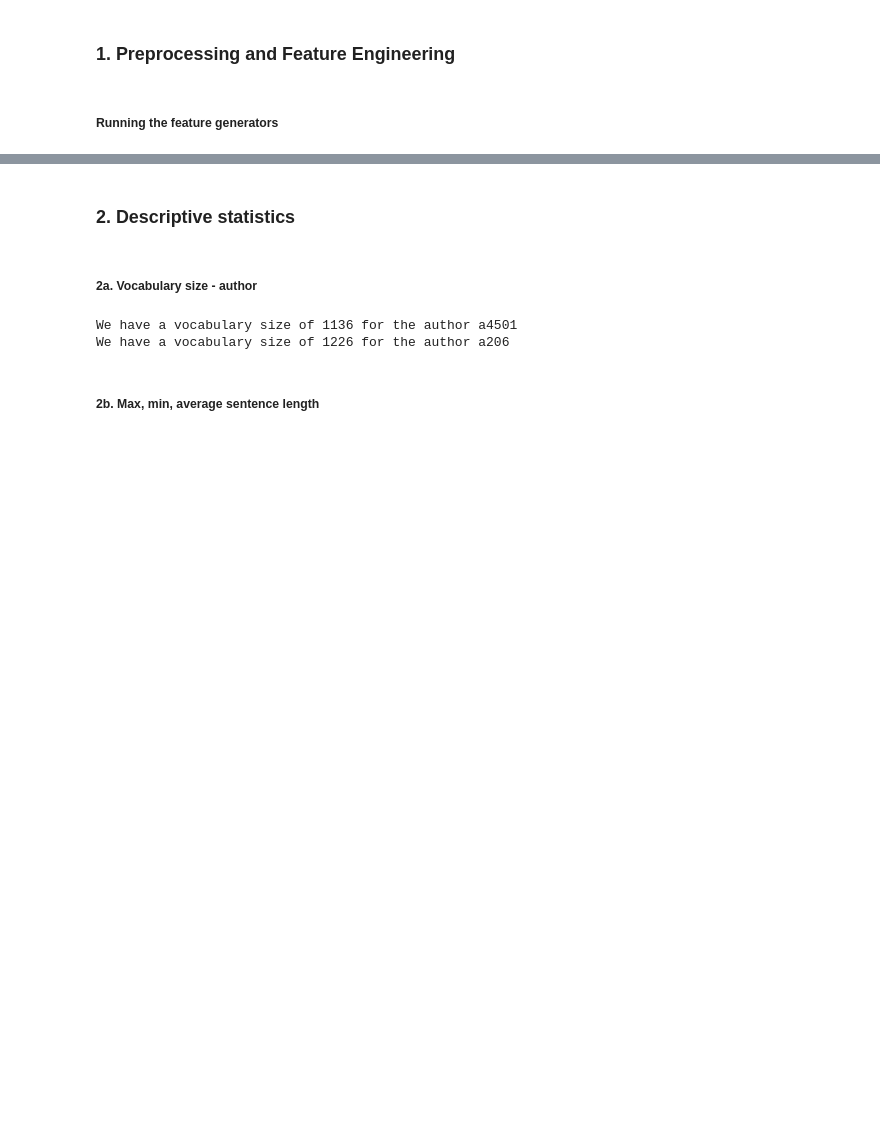
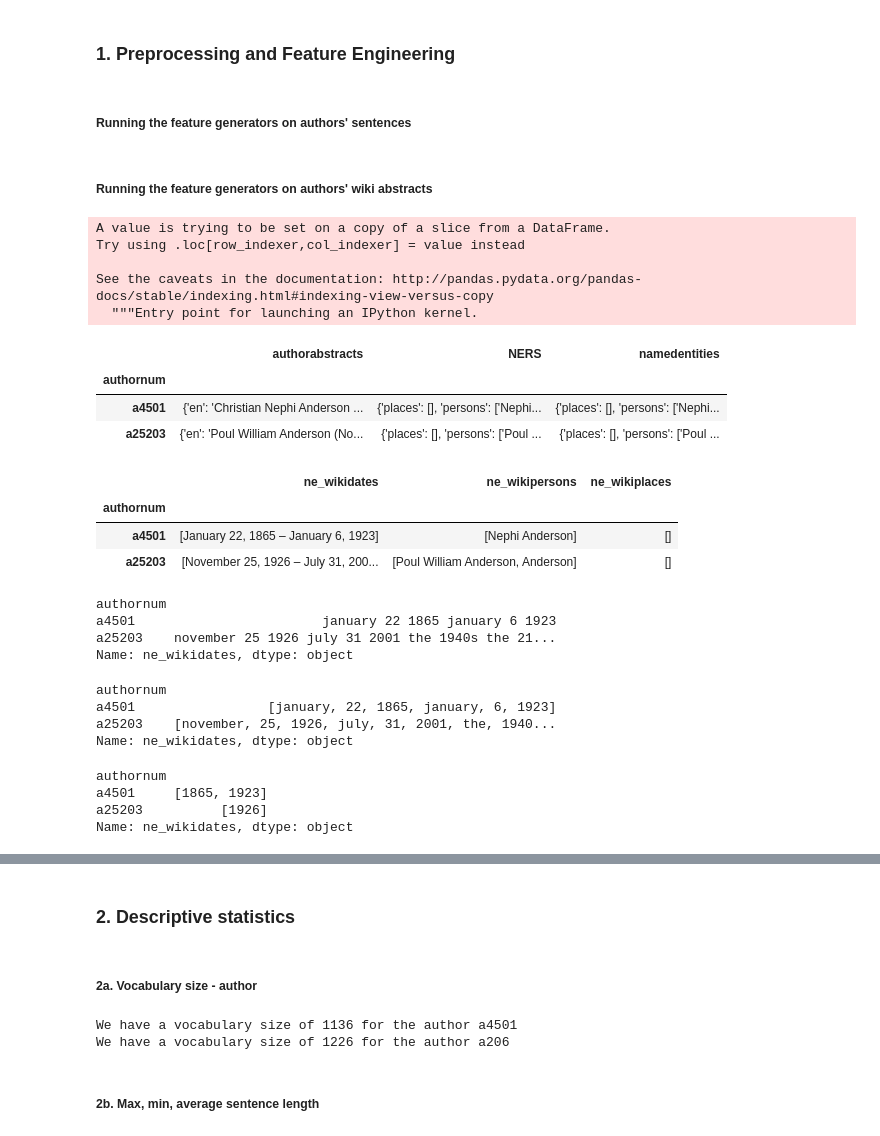
Before and after one commit to elenakhas/ProjectGutenberg-1, a Jupyter notebook: 2_Preprocessing/ProjectGutenberg_ProcessingEDA.ipynb, the cells around one changed output, grey strips where cells are left out. Drawn from its saved outputs; the diff is of its cells as text; code cells hidden in the pictures; blank space fills up the shorter version.

```diff
--- a/2_Preprocessing/ProjectGutenberg_ProcessingEDA.ipynb
+++ b/2_Preprocessing/ProjectGutenberg_ProcessingEDA.ipynb
@@ -36,0 +45,7 @@ import utils_loaddataframe, utils_tokeniser, utils_statsgenerator
+# %%
+# slice the df to include only authorabstracts and authornum
+authorabstracts_df = corpus_authorbook_df[["authorabstracts", "authornum"]]
+# we have duplicate rows based on authornums, let's drop them
+authorabstracts_df.drop_duplicates("authornum", inplace=True)
+authorabstracts_df.set_index(["authornum"], drop=True, inplace=True)
+authorabstracts_df.head(2)
@@ -37,6 +61,6 @@ import utils_loaddataframe, utils_tokeniser, utils_statsgenerator
 # %% [markdown]
 ### 1. Preprocessing and Feature Engineering
 # %% [markdown]
-##### Running the feature generators
+##### Running the feature generators on authors' sentences
 # %%
 # get all the authornums
@@ -58,3 +91,68 @@ for authornum in authornums:
     # a sentence from one of the author's books)
     __data_df = utils_tokeniser.generate_dataframe(authornum, __data)
     __data_df.to_pickle("./processeddata/df_pickles/{}_df.pickle".format(authornum))
+# %% [markdown]
+##### Running the feature generators on authors' wiki abstracts
+# %%
+authorabstracts_df["namedentities"] =  authorabstracts_df["authorabstracts"].apply(lambda x: utils_tokeniser.get_namedentities(utils_tokeniser.create_spacysentdoc(
+x["en"]))[1])
+authorabstracts_df.head(2)
+# %% [output]
+A value is trying to be set on a copy of a slice from a DataFrame.
+Try using .loc[row_indexer,col_indexer] = value instead
+
+See the caveats in the documentation: http://pandas.pydata.org/pandas-docs/stable/indexing.html#indexing-view-versus-copy
+  """Entry point for launching an IPython kernel.
+|  | authorabstracts | NERS | namedentities |
+| authornum |  |  |  |
+| a4501 | {'en': 'Christian Nephi Anderson ... | {'places': [], 'persons': ['Nephi... | {'places': [], 'persons': ['Nephi... |
+| a25203 | {'en': 'Poul William Anderson (No... | {'places': [], 'persons': ['Poul ... | {'places': [], 'persons': ['Poul ... |
+# %%
+all_sent = []
+for sentence_num in authorabstracts_df.index:
+    one_sent={}
+    col_names = [ne_type for ne_type in authorabstracts_df["namedentities"][sentence_num]]
+    ne_dict = {ne_type:[] for ne_type in col_names}
+    for col_name in col_names:
+        ne_dict[col_name] = authorabstracts_df["namedentities"][sentence_num][col_name]
+    for key2 in ne_dict:
+        one_sent["ne_wiki"+key2] = ne_dict[key2]
+    all_sent.append(one_sent)
+
+
+authorabstracts_NE_df= pd.DataFrame(all_sent, index = authorabstracts_df.index)
+authorabstracts_NE_df.head(2)
+# %% [output]
+|  | ne_wikidates | ne_wikipersons | ne_wikiplaces |
+| authornum |  |  |  |
+| a4501 | [January 22, 1865 – January 6, 1923] | [Nephi Anderson] | [] |
+| a25203 | [November 25, 1926 – July 31, 200... | [Poul William Anderson, Anderson] | [] |
+# %%
+# tokenise NE dates, remove months and numbers
+# 1. join all NEs in to a single string. (it was initially a set). objective is to easily tokensise all the ne dates
+# at one go.
+authorabstracts_NE_df["ne_wikidates"] = authorabstracts_NE_df["ne_wikidates"].apply(lambda x: " ".join(x))
+authorabstracts_NE_df["ne_wikidates"].head(2)
+# %% [output]
+authornum
+a4501                        january 22 1865 january 6 1923
+a25203    november 25 1926 july 31 2001 the 1940s the 21...
+Name: ne_wikidates, dtype: object
+# %%
+# 2. tokenise the entire ne date string
+authorabstracts_NE_df["ne_wikidates"]= authorabstracts_NE_df["ne_wikidates"].apply(lambda x: utils_tokeniser.get_tokens(utils_tokeniser.create_spacysentdoc(x))[1])
+authorabstracts_NE_df["ne_wikidates"].head(2)
+# %% [output]
+authornum
+a4501                 [january, 22, 1865, january, 6, 1923]
+a25203    [november, 25, 1926, july, 31, 2001, the, 1940...
+Name: ne_wikidates, dtype: object
+# %%
+# extract only ne date tokens that are exactly 4-digit numeric (corresponding to years)
+authorabstracts_NE_df["ne_wikidates"] = authorabstracts_NE_df["ne_wikidates"].apply(lambda x: [i for i in x if re.match(r'[1-9]{4}$' , i) ] )
+authorabstracts_NE_df["ne_wikidates"].head(2)
+# %% [output]
+authornum
+a4501     [1865, 1923]
+a25203          [1926]
+Name: ne_wikidates, dtype: object
```
Also changed, not shown: parts of 9 cells of this notebook, 3 other files.
